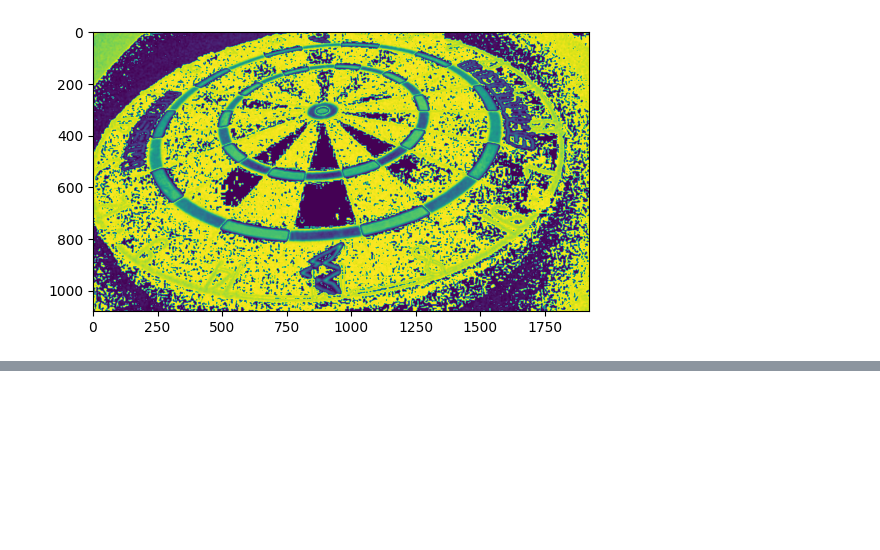
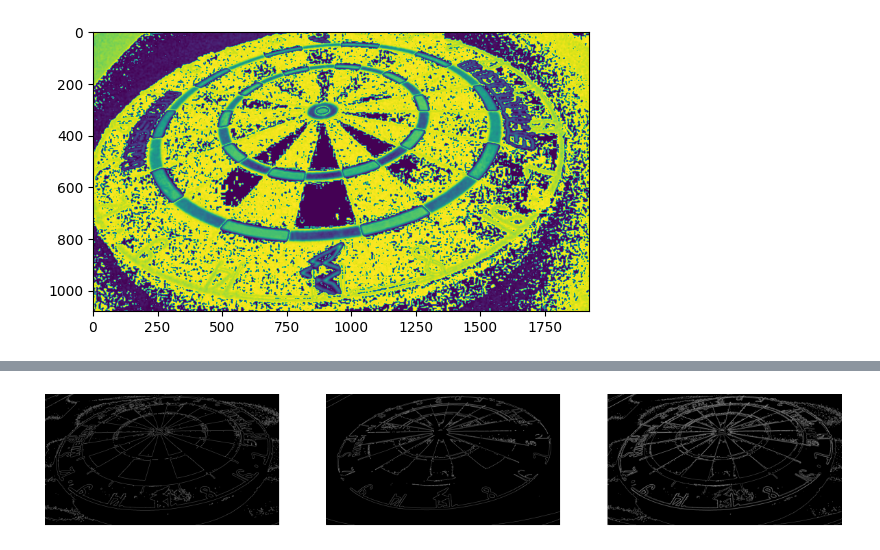
Before and after one commit to mgoetze06/dartdashboard, a Jupyter notebook: camera-detection/dart_detection.ipynb, the cells around one changed output, grey strips where cells are left out. Cells and saved outputs as stored; diff of their text form; code cells hidden in the pictures; blank space fills up the shorter version.

```diff
--- a/camera-detection/dart_detection.ipynb
+++ b/camera-detection/dart_detection.ipynb
@@ -57,0 +132,7 @@ plt.imshow(test)
+# %%
+
+img_combined = edge_detected_image_1 + edge_detected_image_2
+
+show_images([edge_detected_image_1,edge_detected_image_2,img_combined])
+# %% [output]
+[figure, added]
```
Also changed, not shown: parts of 16 cells of this notebook, 4 other files.
